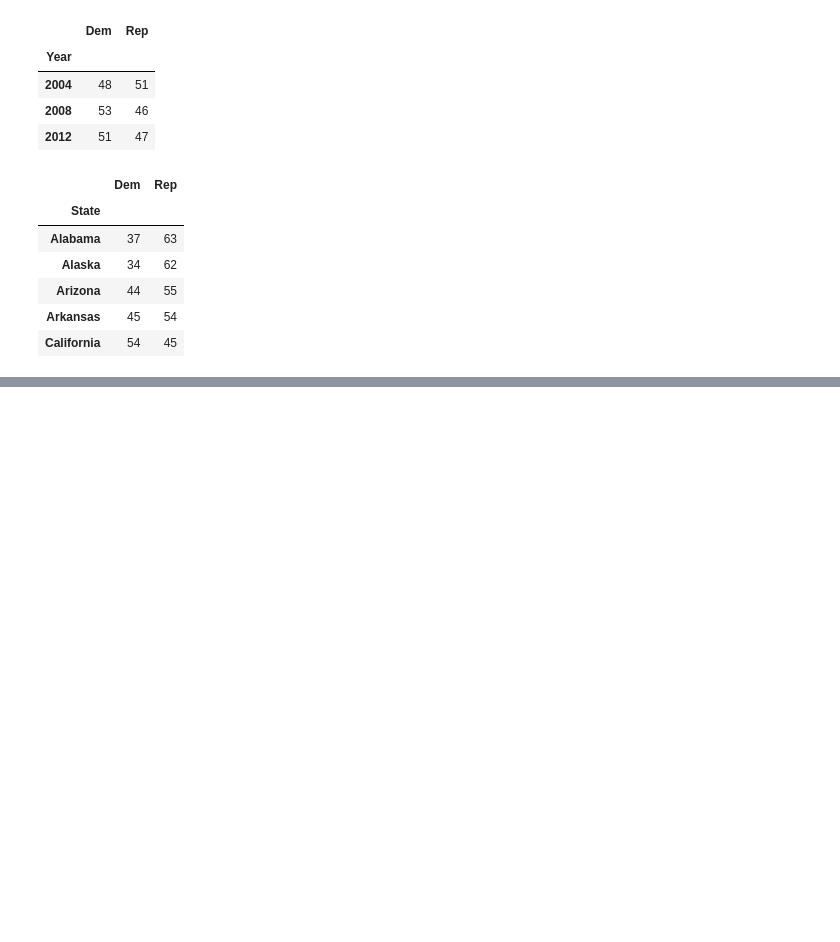
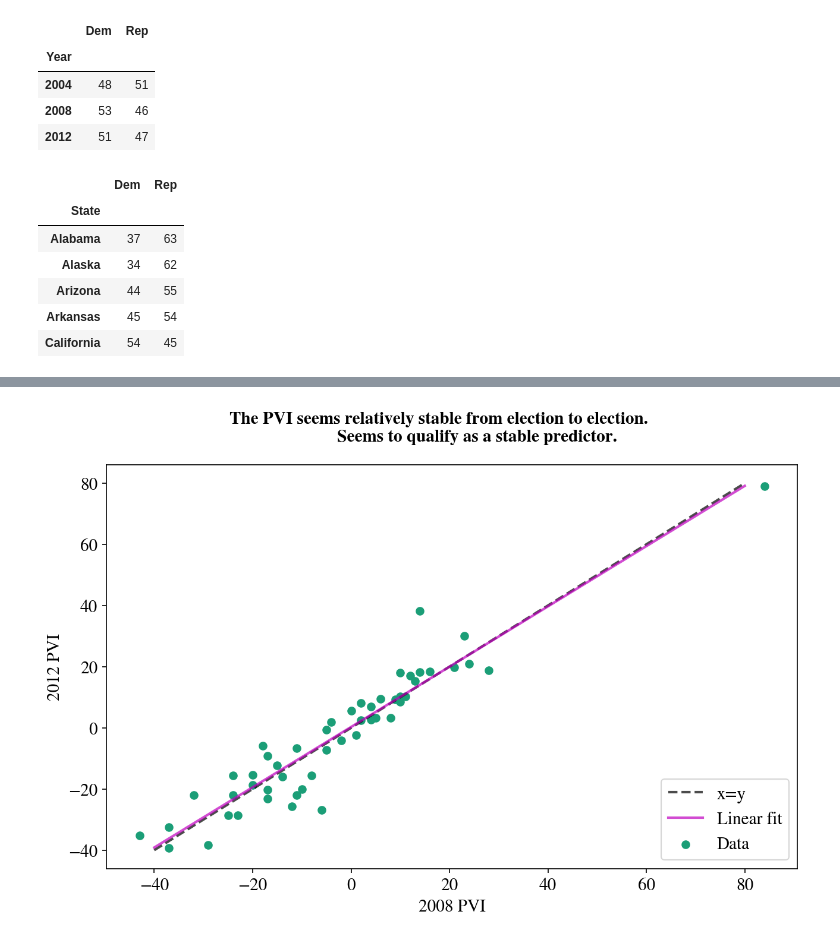
Before and after one commit to joaoDragado/dSc_roadmap, a Jupyter notebook: projects/SimulatingSilver/HW2_user.ipynb, the cells around one changed output, grey strips where cells are left out. Drawn from its saved outputs; the diff is of its cells as text; code cells hidden in the pictures; blank space fills up the shorter version.

Commit message:
Start of EDA for Logit Model.

```diff
--- a/projects/SimulatingSilver/HW2_user.ipynb
+++ b/projects/SimulatingSilver/HW2_user.ipynb
@@ -472,3 +470,8 @@ polls04.head()
 | Arizona | 44 | 55 |
 | Arkansas | 45 | 54 |
 | California | 54 | 45 |
+# %%
+# compute state's PVI for the 08 elections
+nat = national_results.loc[2004].Dem - national_results.loc[2004].Rep
+pvi08 = polls04.Dem - polls04.Rep - nat
+pvi08.head()
@@ -474,0 +496,9 @@ polls04.head()
+# %%
+e2008=pd.DataFrame(dict(pvi=pvi08,
+                        Dem_Win = prediction_08.Dem_Win,
+                        Dem_Adv=prediction_08.Dem_Adv-prediction_08.Dem_Adv.mean()))
+
+e2008['obama_win'] = (e2008.Dem_Win > 0).astype('int')
+
+e2008.sort_index(inplace=True)
+e2008.head()
@@ -474,0 +519,7 @@ polls04.head()
+# %%
+pvi12 = e2008.Dem_Win - (national_results.loc[2008]['Dem'] -
+                         national_results.loc[2008]['Rep'])
+e2012 = pd.DataFrame(dict(pvi=pvi12,
+                          Dem_Adv=gallup_2012.Dem_Adv - gallup_2012.Dem_Adv.mean()))
+e2012.sort_index(inplace=True)
+e2012.head()
@@ -474,0 +555,22 @@ polls04.head()
+# %%
+fig, ax = plt.subplots()
+# fitting a Linear Regression model
+fit = np.polyfit(e2008.pvi, e2012.pvi, 1)
+x = np.linspace(-40, 80, 10)
+# our LinReg estimators
+y = np.polyval(fit, x)
+# the black line corresponds to perfect (1:1) correlation
+ax.plot(x, x, '--k', alpha=.7, label='x=y')
+# Linear Regression Plot
+ax.plot(x, y, 'm', alpha=.7, label='Linear fit')
+# scatter plot between PVIs
+ax.scatter(pvi08, pvi12, label='Data')
+ax.set(xlabel ='2008 PVI',
+       ylabel = '2012 PVI')
+ax.legend(loc='lower right')
+_ =fig.suptitle('The PVI seems relatively stable from election to election. \n \
+                Seems to qualify as a stable predictor.',
+                fontsize=14,
+                fontweight='bold')
+# %% [output]
+[figure, added]
```
Also changed, not shown: parts of 9 cells of this notebook.
